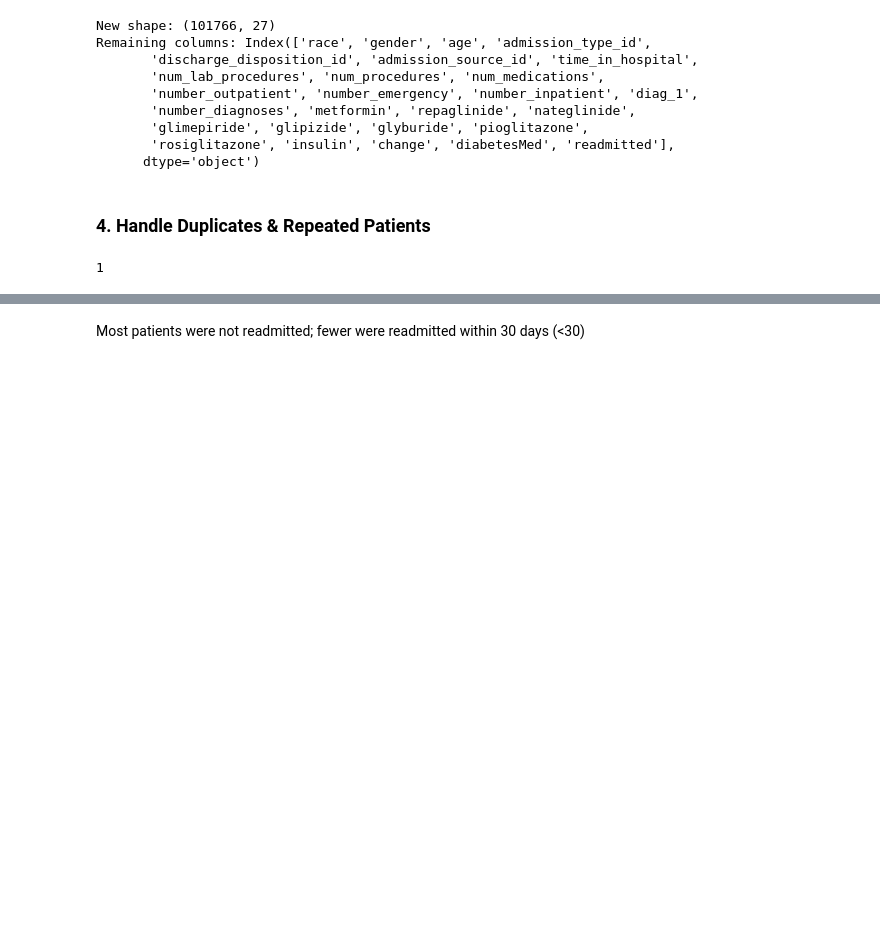
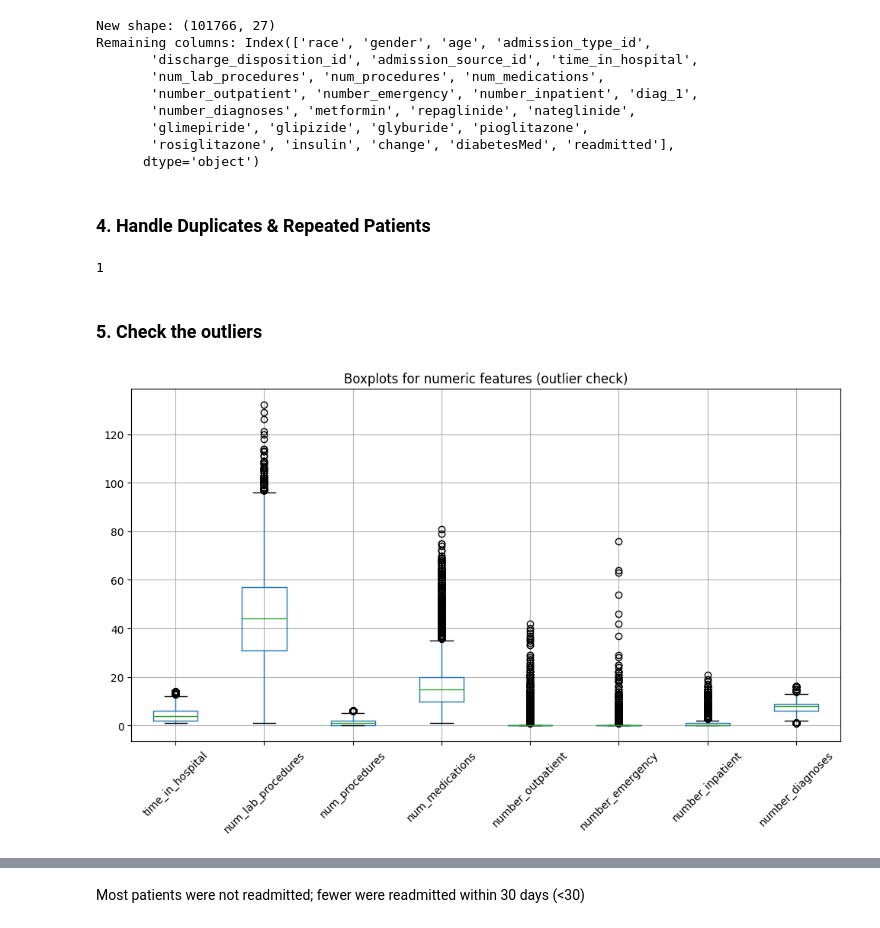
Before and after one commit to samirakhalil1993/readmission-hospital-analysis, a Jupyter notebook: notebooks/01_data_cleaning.ipynb, the cells around one changed output, grey strips where cells are left out. Cells and saved outputs as stored; diff of their text form; code cells hidden in the pictures; blank space fills up the shorter version.

```diff
--- a/notebooks/1_eda.ipynb
+++ b/notebooks/01_data_cleaning.ipynb
@@ -201,3 +570,23 @@ Remaining columns: Index(['race', 'gender', 'age', 'admission_type_id',
 df.duplicated().sum()
 # %% [output]
 1
+# %% [markdown]
+### 5. Check the outliers
+# %%
+numeric_cols = [
+    "time_in_hospital",
+    "num_lab_procedures",
+    "num_procedures",
+    "num_medications",
+    "number_outpatient",
+    "number_emergency",
+    "number_inpatient",
+    "number_diagnoses"
+]
+
+df[numeric_cols].boxplot(figsize=(12,6))
+plt.title("Boxplots for numeric features (outlier check)")
+plt.xticks(rotation=45)
+plt.show()
+# %% [output]
+[figure, added]
```
Also changed, not shown: parts of 50 cells of this notebook, 1 other file.
